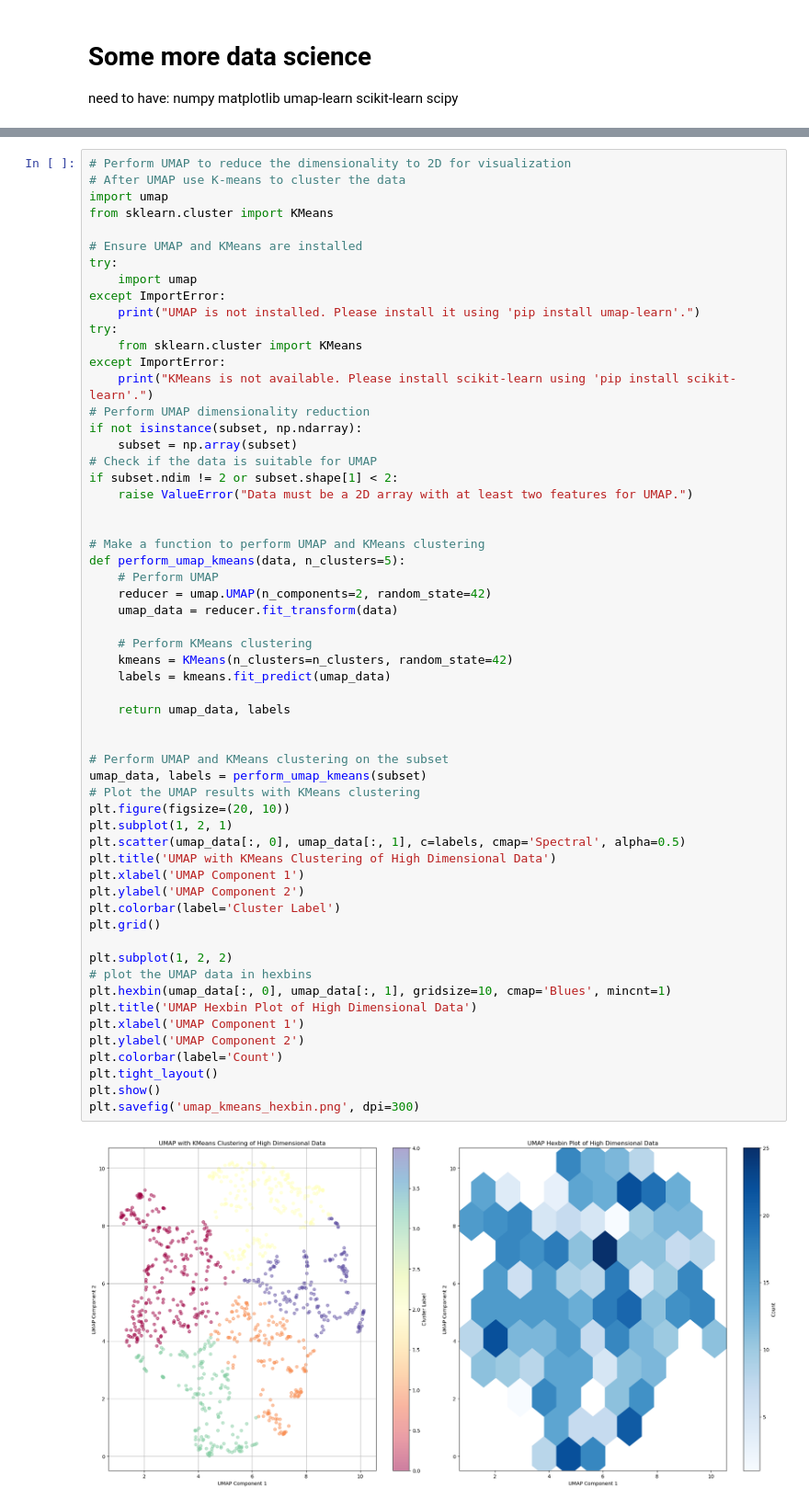
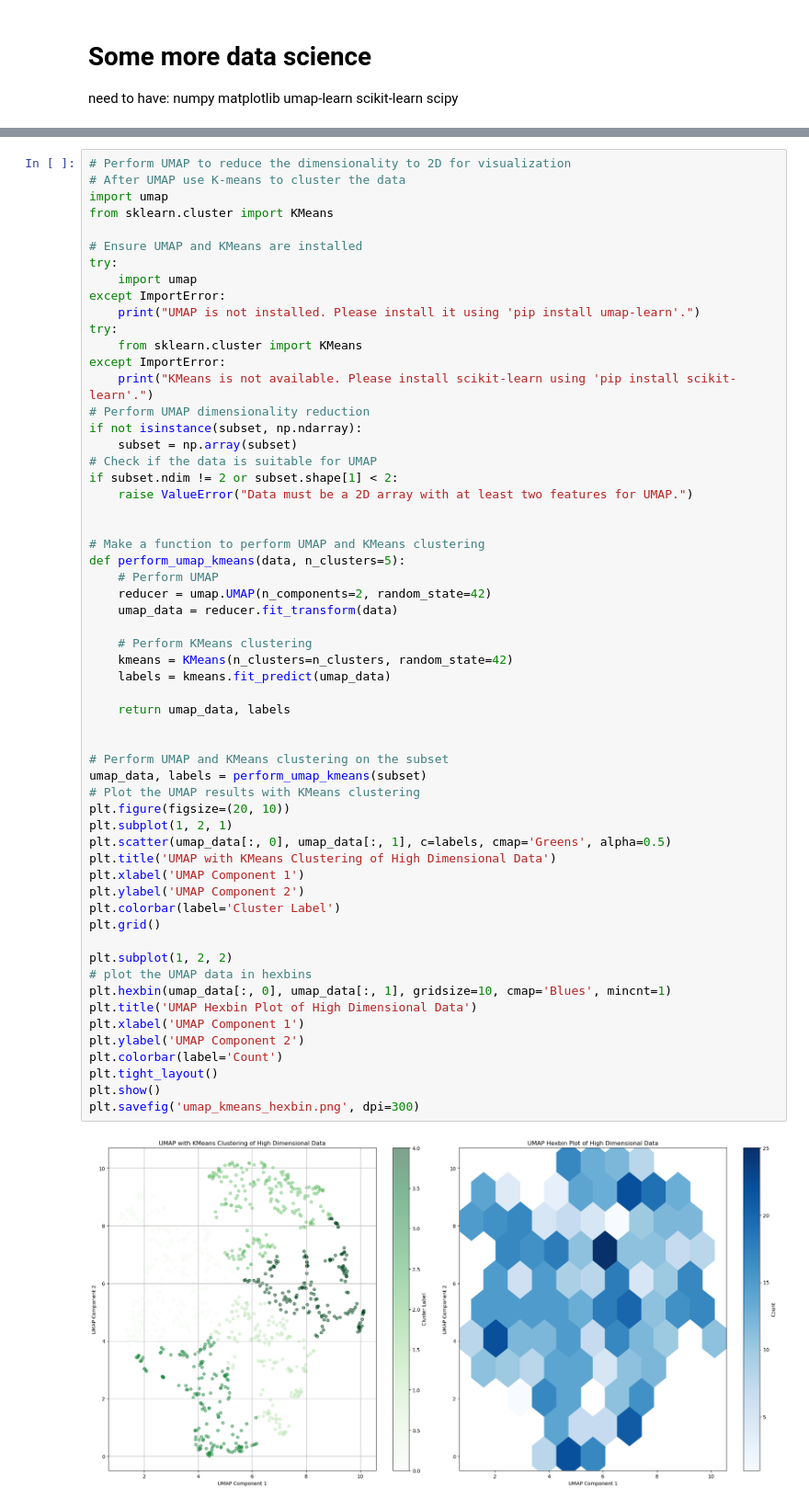
Before and after one commit to mbelouso/python_bootcamp, a Jupyter notebook: UMAP_HighDimData.ipynb, the cells around one changed output, grey strips where cells are left out. Shown at 92% size. Saved outputs shown, nothing was run; the diff lists cells and outputs as text.

```diff
--- a/UMAP_HighDimData.ipynb
+++ b/UMAP_HighDimData.ipynb
@@ -93,32 +93,32 @@ def perform_umap_kmeans(data, n_clusters=5):
 
     # Perform KMeans clustering
     kmeans = KMeans(n_clusters=n_clusters, random_state=42)
     labels = kmeans.fit_predict(umap_data)
 
     return umap_data, labels
 
 
 # Perform UMAP and KMeans clustering on the subset
 umap_data, labels = perform_umap_kmeans(subset)
 # Plot the UMAP results with KMeans clustering
 plt.figure(figsize=(20, 10))
 plt.subplot(1, 2, 1)
-plt.scatter(umap_data[:, 0], umap_data[:, 1], c=labels, cmap='Spectral', alpha=0.5)
+plt.scatter(umap_data[:, 0], umap_data[:, 1], c=labels, cmap='Greens', alpha=0.5)
 plt.title('UMAP with KMeans Clustering of High Dimensional Data')
 plt.xlabel('UMAP Component 1')
 plt.ylabel('UMAP Component 2')
 plt.colorbar(label='Cluster Label')
 plt.grid()
 
 plt.subplot(1, 2, 2)
 # plot the UMAP data in hexbins
 plt.hexbin(umap_data[:, 0], umap_data[:, 1], gridsize=10, cmap='Blues', mincnt=1)
 plt.title('UMAP Hexbin Plot of High Dimensional Data')
 plt.xlabel('UMAP Component 1')
 plt.ylabel('UMAP Component 2')
 plt.colorbar(label='Count')
 plt.tight_layout()
 plt.show()
 plt.savefig('umap_kmeans_hexbin.png', dpi=300)
 # %% [output]
-[figure, old version]
+[figure, new version]
```
Also changed, not shown: parts of 1 cell of this notebook, 5 other files.
